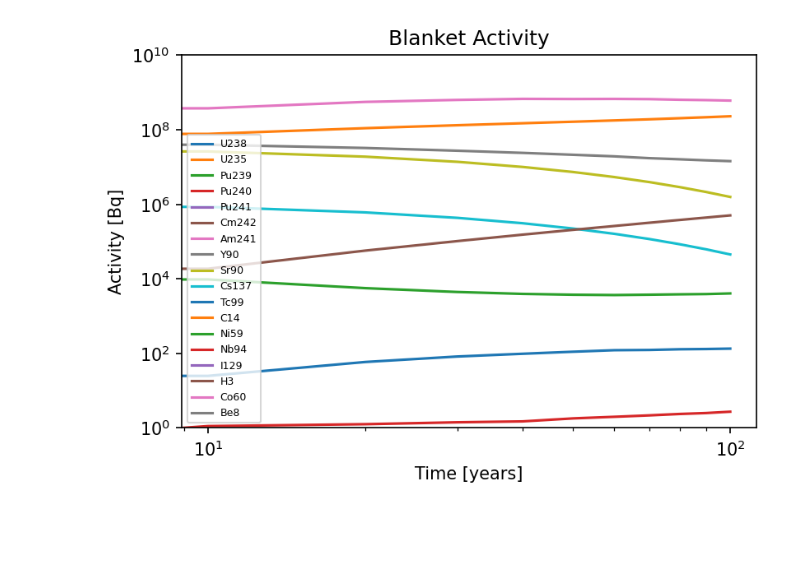
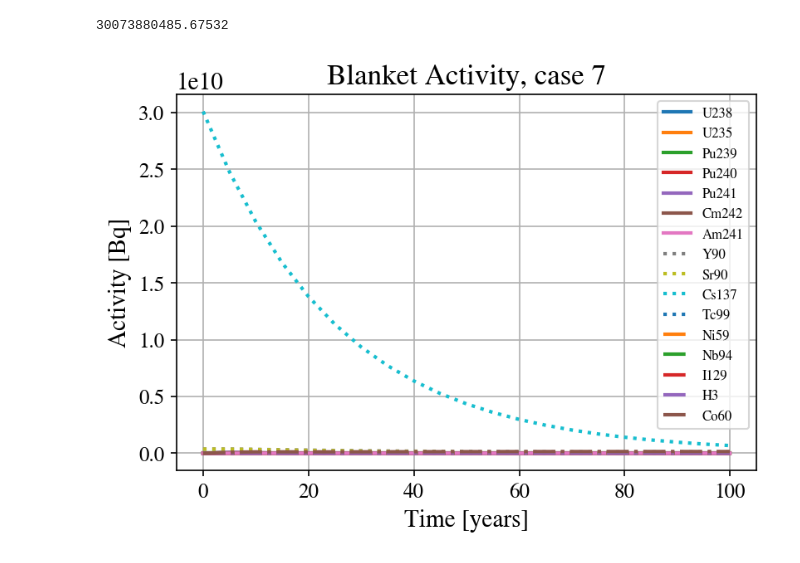
Before and after one commit to j-fletcher/barc_blanket, a Jupyter notebook: postprocess_depletion.ipynb, the cells around one changed output. Cells and saved outputs as stored; diff of their text form; code cells hidden in the pictures; blank space fills up the shorter version.

```diff
--- a/postprocess_depletion.ipynb
+++ b/postprocess_depletion.ipynb
@@ -5,3 +0,0 @@ import matplotlib.pyplot as plt
-# %%
-filename = "./depletion_results/barc-v3-5-percent-waste-pu-removed"
-result = openmc.deplete.Results(filename+'/depletion_results.h5')
@@ -27,27 +37,66 @@ print(max_keys)
+# %%
+# activities of all problem nuclides over time
+
+problem_nuclides = ["Ni59","Nb94","I129","H3","Co60"]
+actinides = ["U238","U235","Pu239","Pu240","Pu241","Cm242","Am241"]
+fission_products = ['Y90',"Sr90","Cs137","Tc99"]
+
+activities = {}
+masses = {}
+
+for case in cases.keys():
+    try:
+        times, activity = results[case].get_activity(mat="8",by_nuclide=True)
+        activities[case] = activity
+    except:
+        times, activity = results[case].get_activity(mat="9",by_nuclide=True)
+        activities[case] = activity
 # %%
 fig, ax = plt.subplots(dpi=150)
 
-for i in actinides+fission_products+problem_nuclides:
+case = "case 7"
+
+total_activity = np.zeros(len(results[case].get_times()))
+
+for i in actinides:
     try:
-        values = [ia[i] for ia in activities]
+        times = results[case].get_times(time_units="a")
+        values = [ia[i] for ia in activities[case]]
+        total_activity += values
+        ax.plot(times, values, label=i,ls="-",lw=2)
     except:
         continue
-    ax.loglog(times/60/60/24/365, values, label=i)
-'''
-for i in test:
-    values = [ia[i] for ia in activities]
-    ax.plot(times/60/60/24/365, values, label=i,ls="--")
+
+for i in fission_products:
+    try:
+        times = results[case].get_times(time_units="a")
+        values = [ia[i] for ia in activities[case]]
+        total_activity += values
+        ax.plot(times, values, label=i,ls=":",lw=2)
+    except:
+        continue
 
 for i in problem_nuclides:
-    values = [ia[i] for ia in activities]
-    ax.plot(times/60/60/24/365, values, label=i,ls=":")
-'''
-#ax.plot(times/60/60/24/365,total_activity,label="Total Activity",ls="-.", lw=5)
-ax.legend(fontsize=6)
-ax.set_ylim(1e0,1e10)
+    try:
+        times = results[case].get_times(time_units="a")
+        values = [ia[i] for ia in activities[case]]
+        total_activity += values
+        ax.plot(times, values, label=i,ls="-.",lw=2)
+    except:
+        continue
+
+print(activities[case][0]["Cs137"])
+#ax.plot(times, total_activity, label="Total", color="black",lw=2)
+#ax.plot(times, activities[case][0]["Cs137"]*np.exp(-times/43.4), label="Cs137 decay", color="red",lw=2)
+ax.legend(fontsize=8,loc="upper right")
+#ax.set_ylim(1e0,3e8)
 plt.xlabel("Time [years]")
 plt.ylabel("Activity [Bq]")
-plt.title("Blanket Activity")
+plt.title(f"Blanket Activity, {case}")
 plt.savefig("old.png")
+ax.grid()
+ax.tick_params(axis='both', which='major', labelsize=12)
+ax.tick_params(axis='both', which='minor', labelsize=10)
 # %% [output]
+30073880485.67532
-[figure, old version]
+[figure, new version]
```
Also changed, not shown: parts of 14 cells of this notebook, 8 other files.
